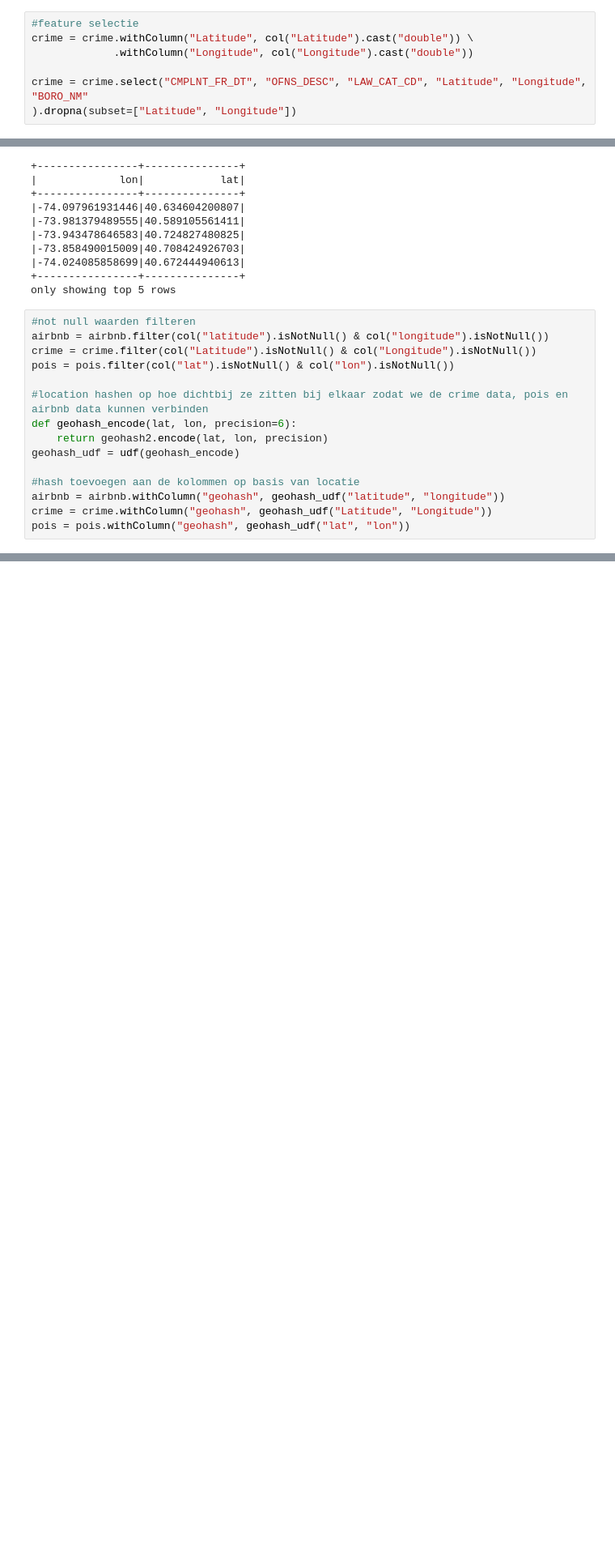
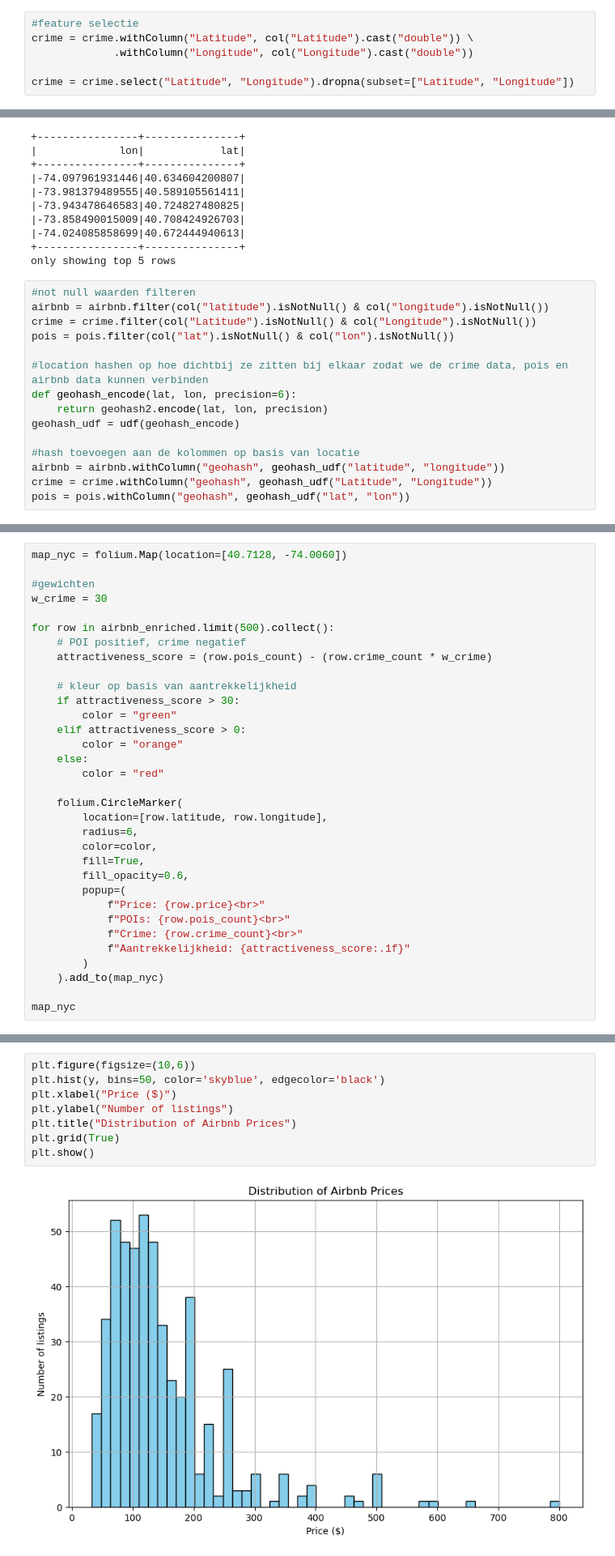
Before and after one commit to Nathan432532/Data-visualisatie, a Jupyter notebook: DV_opdracht.ipynb, the cells around one changed output, grey strips where cells are left out. Shown at 81% size. Cells and saved outputs as stored; diff of their text form; blank space fills up the shorter version.

```diff
--- a/DV_opdracht.ipynb
+++ b/DV_opdracht.ipynb
@@ -119,8 +93,7 @@ root
 crime = crime.withColumn("Latitude", col("Latitude").cast("double")) \
              .withColumn("Longitude", col("Longitude").cast("double"))
 
-crime = crime.select("CMPLNT_FR_DT", "OFNS_DESC", "LAW_CAT_CD", "Latitude", "Longitude", "BORO_NM"
-).dropna(subset=["Latitude", "Longitude"])
+crime = crime.select("Latitude", "Longitude").dropna(subset=["Latitude", "Longitude"])
 # %%
 #pois datset inladen
 pois = spark.read.csv("data/CommonPlace.csv", header=True, inferSchema=True)
@@ -253,3 +243,36 @@ for row in airbnb_enriched.limit(500).collect():  # gebruik limit voor performan
 map_nyc
 # %% [output]
 [interactive output not drawn]
+# %%
+map_nyc = folium.Map(location=[40.7128, -74.0060])
+
+#gewichten
+w_crime = 30
+
+for row in airbnb_enriched.limit(500).collect():
+    # POI positief, crime negatief
+    attractiveness_score = (row.pois_count) - (row.crime_count * w_crime)
+
+    # kleur op basis van aantrekkelijkheid
+    if attractiveness_score > 30:
+        color = "green"
+    elif attractiveness_score > 0:
+        color = "orange"
+    else:
+        color = "red"
+
+    folium.CircleMarker(
+        location=[row.latitude, row.longitude],
+        radius=6,
+        color=color,
+        fill=True,
+        fill_opacity=0.6,
+        popup=(
+            f"Price: {row.price}<br>"
+            f"POIs: {row.pois_count}<br>"
+            f"Crime: {row.crime_count}<br>"
+            f"Aantrekkelijkheid: {attractiveness_score:.1f}"
+        )
+    ).add_to(map_nyc)
+
+map_nyc
@@ -255,0 +326,10 @@ map_nyc
+# %%
+plt.figure(figsize=(10,6))
+plt.hist(y, bins=50, color='skyblue', edgecolor='black')
+plt.xlabel("Price ($)")
+plt.ylabel("Number of listings")
+plt.title("Distribution of Airbnb Prices")
+plt.grid(True)
+plt.show()
+# %% [output]
+[figure, added]
```
Also changed, not shown: parts of 13 cells of this notebook, 1 other file.
